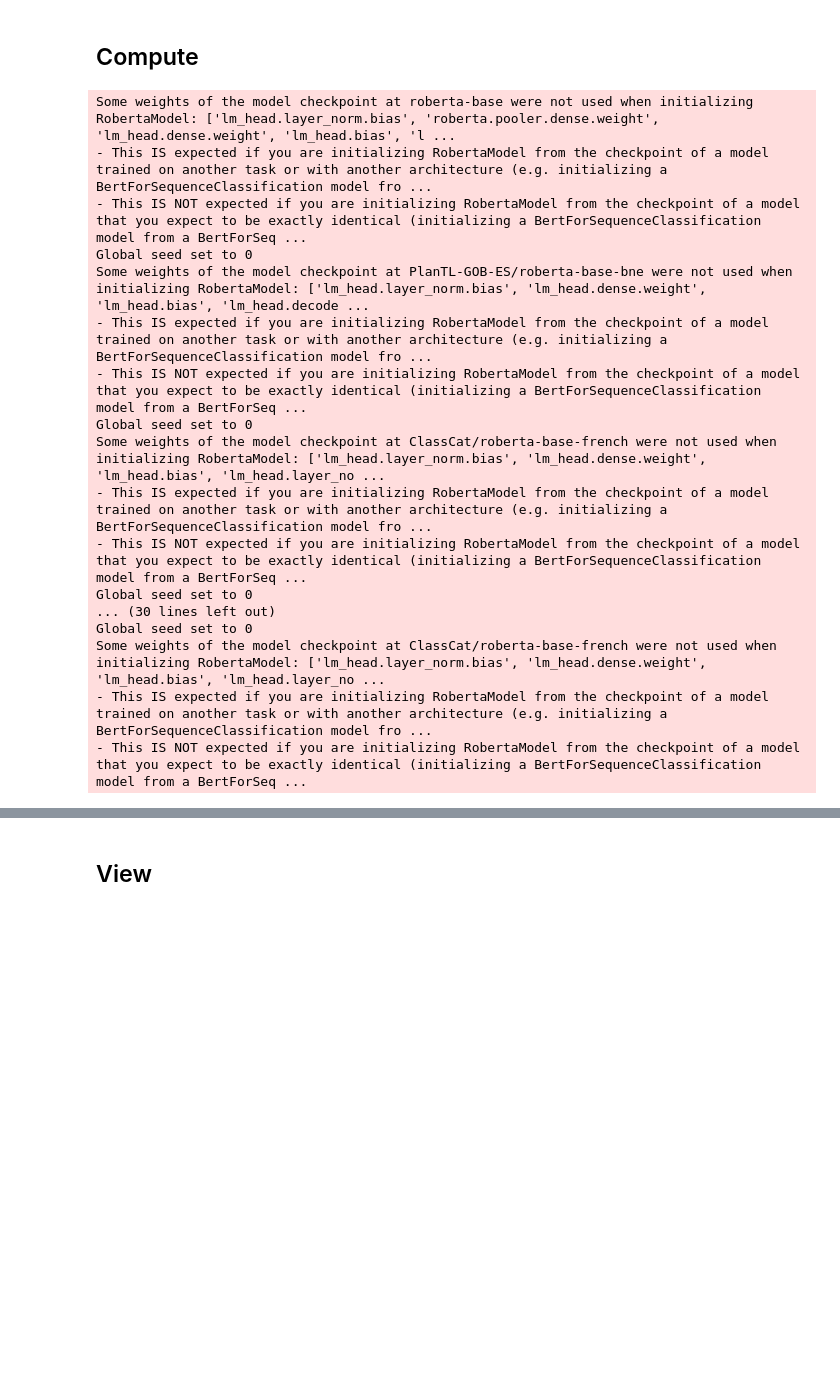
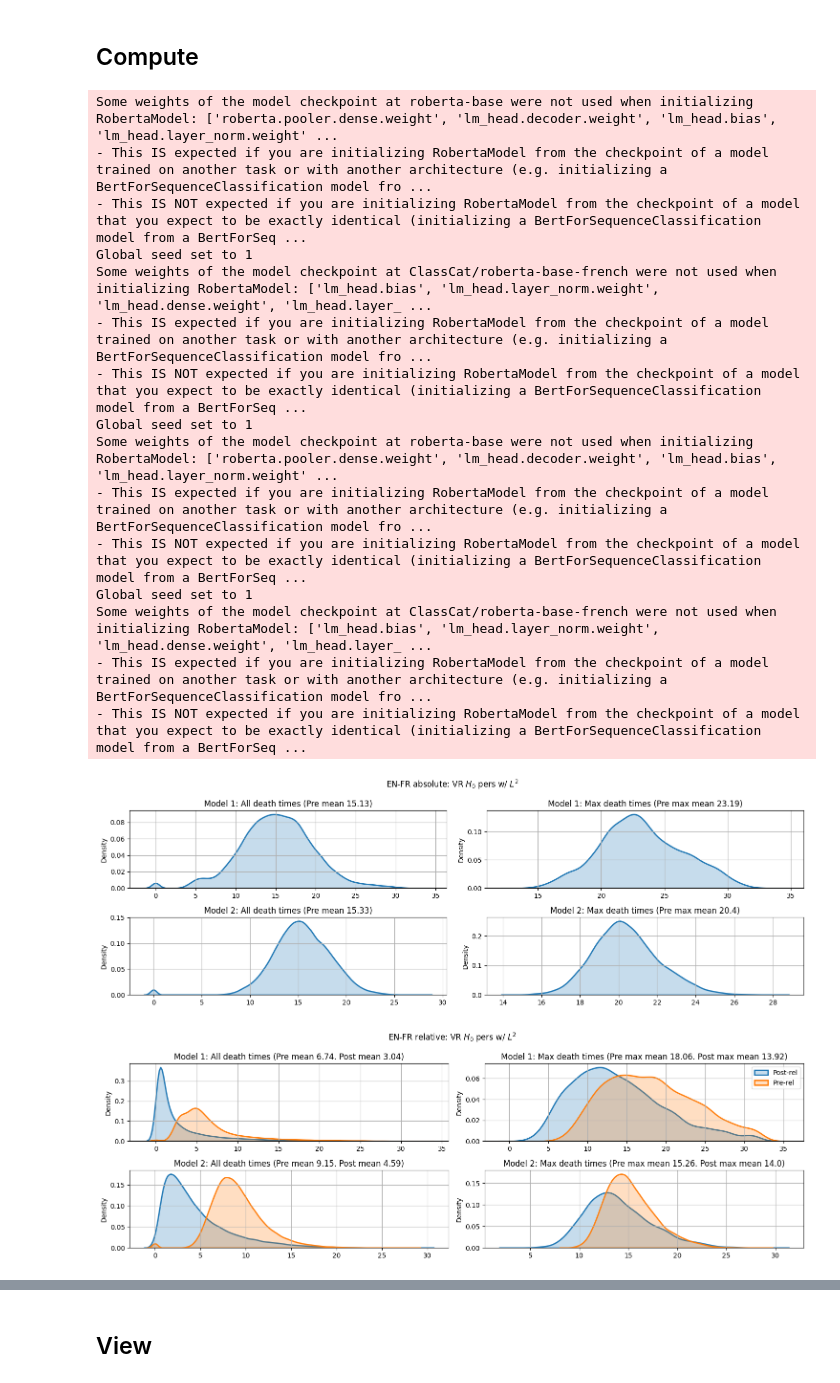
Before and after one commit to AGarciaCast/Topo_Reg_Relative_Rep, a Jupyter notebook: vanilla_multilingual_stitching.ipynb, the cells around one changed output, grey strips where cells are left out. Drawn from its saved outputs; the diff is of its cells as text; code cells hidden in the pictures; blank space fills up the shorter version.

Commit message:
done vanilla

```diff
--- a/vanilla_multilingual_stitching.ipynb
+++ b/vanilla_multilingual_stitching.ipynb
@@ -685,17 +574,16 @@ mae 0.5658
 SEEDS = [0, 1]
 run = False
 
-topo = True
 if run:
     for seed in tqdm(SEEDS, leave=False, desc="seed"):
-        for embedding_type in tqdm(["absolute"], leave=False, desc="embedding_type"):
-            for mode in ["topo"]:
+        for embedding_type in tqdm(["relative"], leave=False, desc="embedding_type"):
+            for mode in ["full"]:
                 for train_lang in tqdm(["en", "fr"], leave=False, desc="lang"):
-                    model = LitTopoRelRoberta.load_from_checkpoint(
+                    model = LitRelRoberta.load_from_checkpoint(
                                   CHECKPOINT_PATH /
                                   f"{'fine_grained' if fine_grained else 'coarse_grained'}/{mode}_linear_{train_lang}_{embedding_type}_seed{seed}" /
                                   "lightning_logs/version_0/checkpoints/best.ckpt",
-                                   linear=True)
+                                   linear=linear)
 
                     model = model.net
                     is_rel = embedding_type=="relative"
@@ -720,7 +608,7 @@ if run:
                     print("fscore", res[3])
                     print("mae", res[4])
                     topo_model(model, device, test_lang2dataloader[train_lang][1],
-                     FIG_PATH / f"rel_{mode}"/
+                     FIG_PATH / "rel_vanilla"/
                      f"{'fine_grained' if fine_grained else 'coarse_grained'}/best_topo_dist_{train_lang}_{embedding_type}_seed{seed}.png",
                      title=f"{train_lang.upper()} {embedding_type}: VR " + r"$H_0$" + " pers w/ " + r"$L^2$",
                      pers="L_2", plot_topo=True, relative=is_rel);
@@ -773,19 +661,20 @@ numeric_results = {
 
 pers = "L_2"
 langs= ["en", "fr"]
-embeddings = ["absolute"]
-modes = ["finetune", "full"],
+embeddings = ["absolute", "relative"]
+modes = ["full"]
 
 
-for seed in [0]:
+for seed in [1]:
     models = {
         train_mode: {
             embedding_type: {
                     train_lang: LitRelRoberta.load_from_checkpoint(
                                   CHECKPOINT_PATH /
-                                  f"{'fine_grained' if fine_grained else 'coarse_grained'}/{train_mode}_{train_lang}_{embedding_type}_seed{seed}" /
-                                  f"lightning_logs/version_0/checkpoints/best.ckpt",
-                                  linear=linear)
+                                  f"{'fine_grained' if fine_grained else 'coarse_grained'}/{train_mode}_linear_{train_lang}_{embedding_type}_seed{seed}" /
+                                  "lightning_logs/version_0/checkpoints/full-v1.ckpt",
+                                   linear=linear)
+
 
                     for train_lang in langs
                 }
@@ -795,19 +684,20 @@ for seed in [0]:
     }
 
     for mode in modes:
-        for embed_type in embeddings:
-            for enc_lang  in langs:
-                for dec_lang  in langs:
+        for k, embed_type in enumerate(embeddings):
+            for i, enc_lang  in enumerate(langs):
+                for j, dec_lang  in enumerate(langs):
 
                     model_enc = models[mode][embed_type][enc_lang].net
-                    if embed_type == "relative":
+                    relative = embed_type == "relative"
+                    if relative:
                         model_enc.anchor_dataloader = anchors_lang2dataloader[enc_lang]
 
                     if enc_lang != dec_lang:
                         model_dec = models[mode][embed_type][dec_lang].net
                         model = StitchingModule(model_enc, model_dec)
                     else:
-                        model= model_enc
+                        model = model_enc
 
 
                     # The data is paired with its encoder
@@ -816,20 +706,27 @@ for seed in [0]:
 
 
                     precision, recall, acc, fscore, mae = test_model(model, test_loader, title)
+
                     if j>i:
                         if relative:
                             model_dec.anchor_dataloader = anchors_lang2dataloader[dec_lang]
 
-                        res = compare_topo_models(model_enc, model_dec, device,
+                        compare_topo_models(model_enc, model_dec, device,
                                             dataloader1=test_lang2dataloader[enc_lang][1],
                                             dataloader2=test_lang2dataloader[dec_lang][1],
                                             save_path= FIG_PATH / "rel_vanilla" /
                                                         f"{'fine_grained' if fine_grained else 'coarse_grained'}/topo_dist_{enc_lang}_{dec_lang}_{embed_type}_seed{seed}.png",
                                             title=f"{enc_lang.upper()}-{dec_lang.upper()} {embed_type}: VR " + r"$H_0$" + " pers w/ " + r"$L^2$",
-                                            pers_fn=pers,
-                                            plot=True,
+                                            pers=pers,
                                             relative=relative,
                                             )
+
+                        res = compare_CKA_models(model_enc, model_dec, device,
+                                            dataloader1= anchors_lang2dataloader[enc_lang],
+                                            dataloader2= anchors_lang2dataloader[dec_lang],
+                                            relative=relative
+                                            )
+
                         if relative:
                             numeric_results[mode]["CKA_pre"].append(res[0])
                             numeric_results[mode]["CKA_post"].append(res[1])
@@ -838,47 +735,46 @@ for seed in [0]:
                             numeric_results[mode]["CKA_post"].append(-1.)
 
                     elif j<i:
-                        numeric_results[mode]["CKA_pre"].append(numeric_results[mode]["CKA_pre"][i + j*len(langs)])
-                        numeric_results[mode]["CKA_post"].append(numeric_results[mode]["CKA_post"][i + j*len(langs)])
+                        numeric_results[mode]["CKA_pre"].append(numeric_results[mode]["CKA_pre"][i + j*len(langs) + k*len(langs)**2])
+                        numeric_results[mode]["CKA_post"].append(numeric_results[mode]["CKA_post"][i + j*len(langs) + k*len(langs)**2])
                     else:
                         numeric_results[mode]["CKA_pre"].append(1.)
                         if relative:
                             numeric_results[mode]["CKA_post"].append(1.)
                         else:
                             numeric_results[mode]["CKA_post"].append(-1.)
 
 
-                    precision, recall, acc, fscore, mae = test_model(model, test_loader, title)
                     numeric_results[mode]["embed_type"].append(embed_type)
                     numeric_results[mode]["enc_lang"].append(enc_lang)
                     numeric_results[mode]["dec_lang"].append(dec_lang)
                     numeric_results[mode]["precision"].append(precision)
                     numeric_results[mode]["recall"].append(recall)
                     numeric_results[mode]["acc"].append(acc)
                     numeric_results[mode]["fscore"].append(fscore)
                     numeric_results[mode]["stitched"].append(enc_lang != dec_lang)
                     numeric_results[mode]["mae"].append(mae)
                     numeric_results[mode]["seed"].append(seed)
 
-    for mode in ["finetune", "full"]:
-        for embed_type in ["absolute", "relative"]:
-            for enc_lang  in ALL_LANGS:
+    for mode in modes:
+        for embed_type in embeddings:
+            for enc_lang in langs:
                    del models[mode][embed_type][enc_lang]
 # %% [output]
-Some weights of the model checkpoint at roberta-base were not used when initializing RobertaModel: ['lm_head.layer_norm.bias', 'roberta.pooler.dense.weight', 'lm_head.dense.weight', 'lm_head.bias', 'l ...
+Some weights of the model checkpoint at roberta-base were not used when initializing RobertaModel: ['roberta.pooler.dense.weight', 'lm_head.decoder.weight', 'lm_head.bias', 'lm_head.layer_norm.weight' ...
 - This IS expected if you are initializing RobertaModel from the checkpoint of a model trained on another task or with another architecture (e.g. initializing a BertForSequenceClassification model fro ...
 - This IS NOT expected if you are initializing RobertaModel from the checkpoint of a model that you expect to be exactly identical (initializing a BertForSequenceClassification model from a BertForSeq ...
-Global seed set to 0
-Some weights of the model checkpoint at PlanTL-GOB-ES/roberta-base-bne were not used when initializing RobertaModel: ['lm_head.layer_norm.bias', 'lm_head.dense.weight', 'lm_head.bias', 'lm_head.decode ...
+Global seed set to 1
+Some weights of the model checkpoint at ClassCat/roberta-base-french were not used when initializing RobertaModel: ['lm_head.bias', 'lm_head.layer_norm.weight', 'lm_head.dense.weight', 'lm_head.layer_ ...
 - This IS expected if you are initializing RobertaModel from the checkpoint of a model trained on another task or with another architecture (e.g. initializing a BertForSequenceClassification model fro ...
 - This IS NOT expected if you are initializing RobertaModel from the checkpoint of a model that you expect to be exactly identical (initializing a BertForSequenceClassification model from a BertForSeq ...
-Global seed set to 0
-Some weights of the model checkpoint at ClassCat/roberta-base-french were not used when initializing RobertaModel: ['lm_head.layer_norm.bias', 'lm_head.dense.weight', 'lm_head.bias', 'lm_head.layer_no ...
+Global seed set to 1
+Some weights of the model checkpoint at roberta-base were not used when initializing RobertaModel: ['roberta.pooler.dense.weight', 'lm_head.decoder.weight', 'lm_head.bias', 'lm_head.layer_norm.weight' ...
 - This IS expected if you are initializing RobertaModel from the checkpoint of a model trained on another task or with another architecture (e.g. initializing a BertForSequenceClassification model fro ...
 - This IS NOT expected if you are initializing RobertaModel from the checkpoint of a model that you expect to be exactly identical (initializing a BertForSequenceClassification model from a BertForSeq ...
-Global seed set to 0
-... (30 lines left out)
-Global seed set to 0
-Some weights of the model checkpoint at ClassCat/roberta-base-french were not used when initializing RobertaModel: ['lm_head.layer_norm.bias', 'lm_head.dense.weight', 'lm_head.bias', 'lm_head.layer_no ...
+Global seed set to 1
+Some weights of the model checkpoint at ClassCat/roberta-base-french were not used when initializing RobertaModel: ['lm_head.bias', 'lm_head.layer_norm.weight', 'lm_head.dense.weight', 'lm_head.layer_ ...
 - This IS expected if you are initializing RobertaModel from the checkpoint of a model trained on another task or with another architecture (e.g. initializing a BertForSequenceClassification model fro ...
 - This IS NOT expected if you are initializing RobertaModel from the checkpoint of a model that you expect to be exactly identical (initializing a BertForSequenceClassification model from a BertForSeq ...
+[figure, added]
+[figure, added]
```
Also changed, not shown: parts of 9 cells of this notebook, 22 other files.
